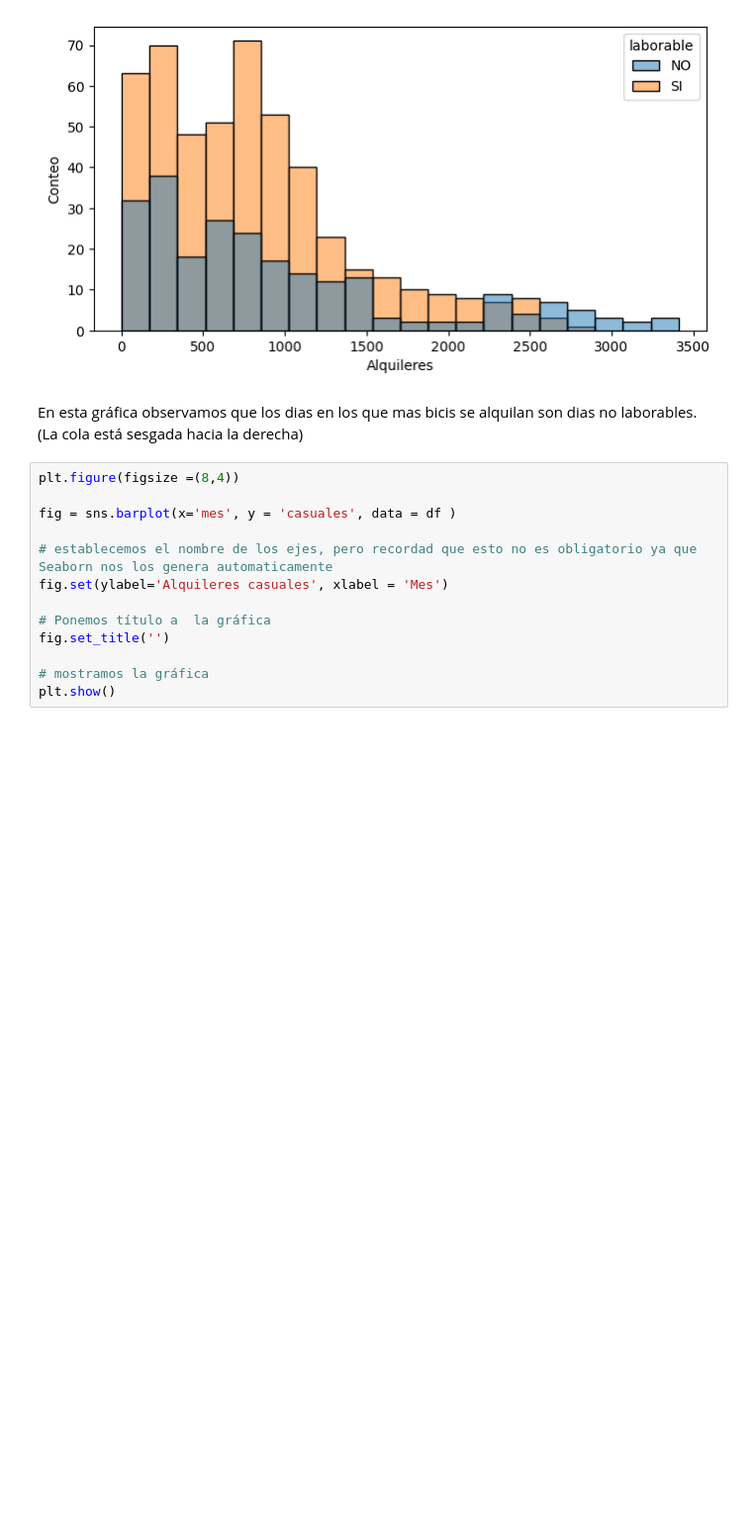
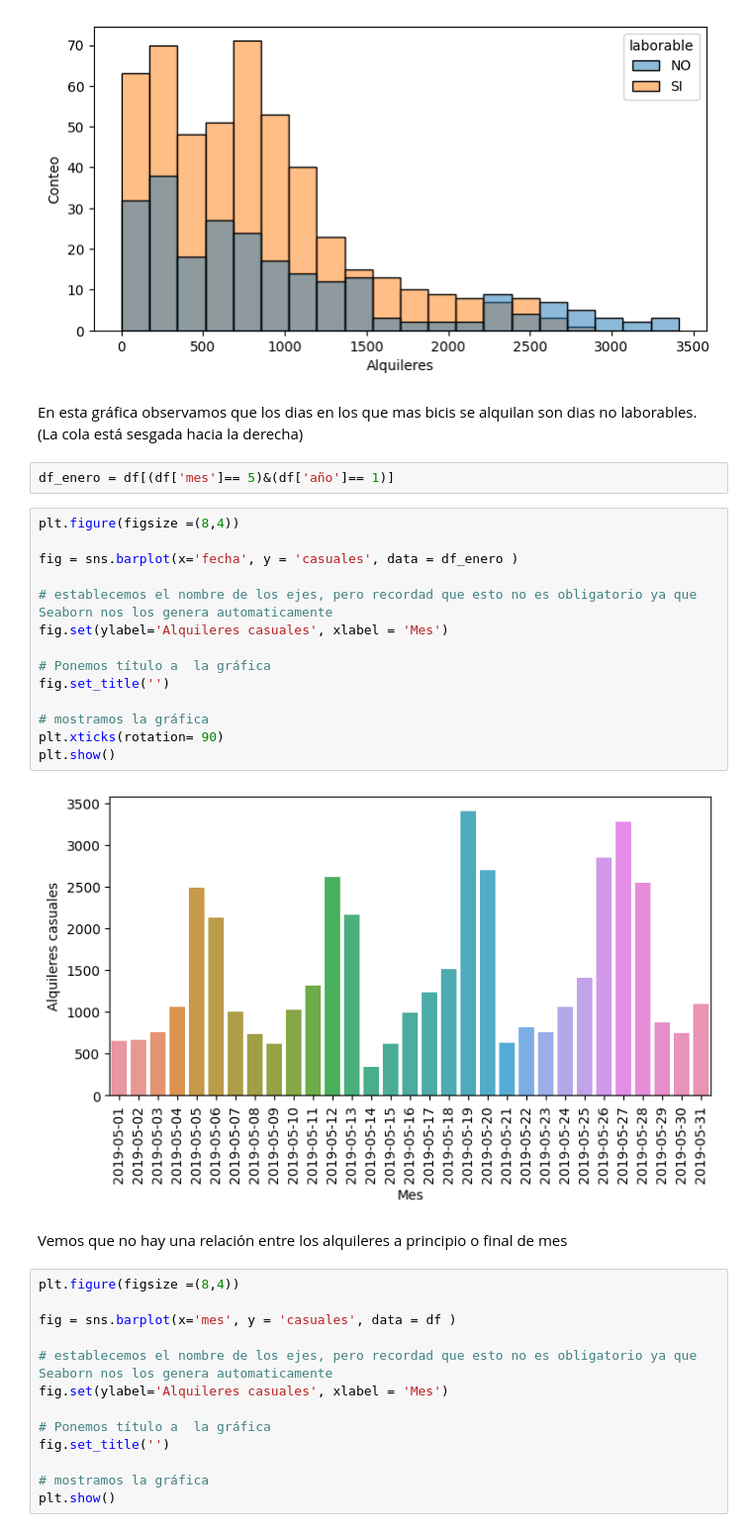
Before and after one commit to Adalab/proyecto-promo-C-modulo-3-team-2, a Jupyter notebook: EDA/EDA_casuales.ipynb, the cells around one changed output. Shown at 99% size. Cells and saved outputs as stored; diff of their text form; blank space fills up the shorter version.

```diff
--- a/EDA/EDA_casuales.ipynb
+++ b/EDA/EDA_casuales.ipynb
@@ -131,6 +131,26 @@ plt.show()
 [figure]
 # %% [markdown]
 En esta gráfica observamos que los dias en los que mas bicis se alquilan son dias no laborables. (La cola está sesgada hacia la derecha)
+# %%
+df_enero = df[(df['mes']== 5)&(df['año']== 1)]
+# %%
+plt.figure(figsize =(8,4))
+
+fig = sns.barplot(x='fecha', y = 'casuales', data = df_enero )
+
+# establecemos el nombre de los ejes, pero recordad que esto no es obligatorio ya que Seaborn nos los genera automaticamente
+fig.set(ylabel='Alquileres casuales', xlabel = 'Mes')
+
+# Ponemos título a  la gráfica
+fig.set_title('')
+
+# mostramos la gráfica
+plt.xticks(rotation= 90)
+plt.show()
+# %% [output]
+[figure, added]
+# %% [markdown]
+Vemos que no hay una relación entre los alquileres a principio o final de mes
 # %%
 plt.figure(figsize =(8,4))
 
```
Also changed, not shown: 3 other files.
